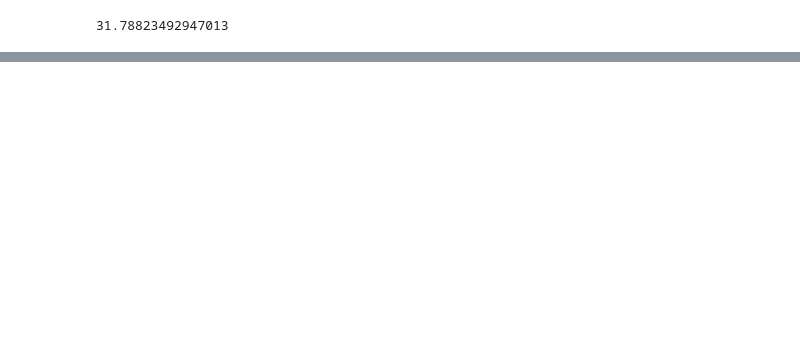
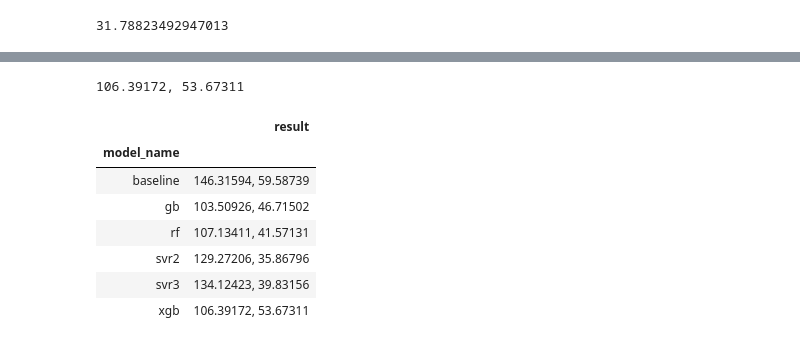
Before and after one commit to sunkusun9/DS_lv3_2404_2, a Jupyter notebook: sec_ds_lv3_prob3_prob_kaggle.ipynb, the cells around one changed output, grey strips where cells are left out. Cells and saved outputs as stored; diff of their text form; code cells hidden in the pictures; blank space fills up the shorter version.

```diff
--- a/sec_ds_lv3_prob3_prob_kaggle.ipynb
+++ b/sec_ds_lv3_prob3_prob_kaggle.ipynb
@@ -219,0 +310,27 @@ pd.DataFrame(s_hist).groupby('model_name').last()
+# %%
+# XGB: XGBoost
+
+import xgboost as xgb
+
+X_xgb = "15분, 30분, 45분, 60분, DayName, Hour, AM, Weekend_yn, Holiday_yn, Avg, TotalHour, 생산량, 기온, 풍속, 습도, 강수량, 전기요금(계절), 공장인원, 인건비"
+X_xgb = [i.strip() for i in X_xgb.split(',')]
+
+ct = ColumnTransformer([
+    ('pt', 'passthrough', X_xgb)
+])
+reg_xgb = make_pipeline(
+    ct,
+    xgb.XGBRegressor(learning_rate = 0.01, n_estimators=700, max_depth=6, random_state=123)
+)
+result = eval_model(reg_xgb)
+print_result("xgb", result)
+# %% [output]
+106.39172, 53.67311
+|  | result |
+| model_name |  |
+| baseline | 146.31594, 59.58739 |
+| gb | 103.50926, 46.71502 |
+| rf | 107.13411, 41.57131 |
+| svr2 | 129.27206, 35.86796 |
+| svr3 | 134.12423, 39.83156 |
+| xgb | 106.39172, 53.67311 |
```
Also changed, not shown: parts of 15 cells of this notebook.
